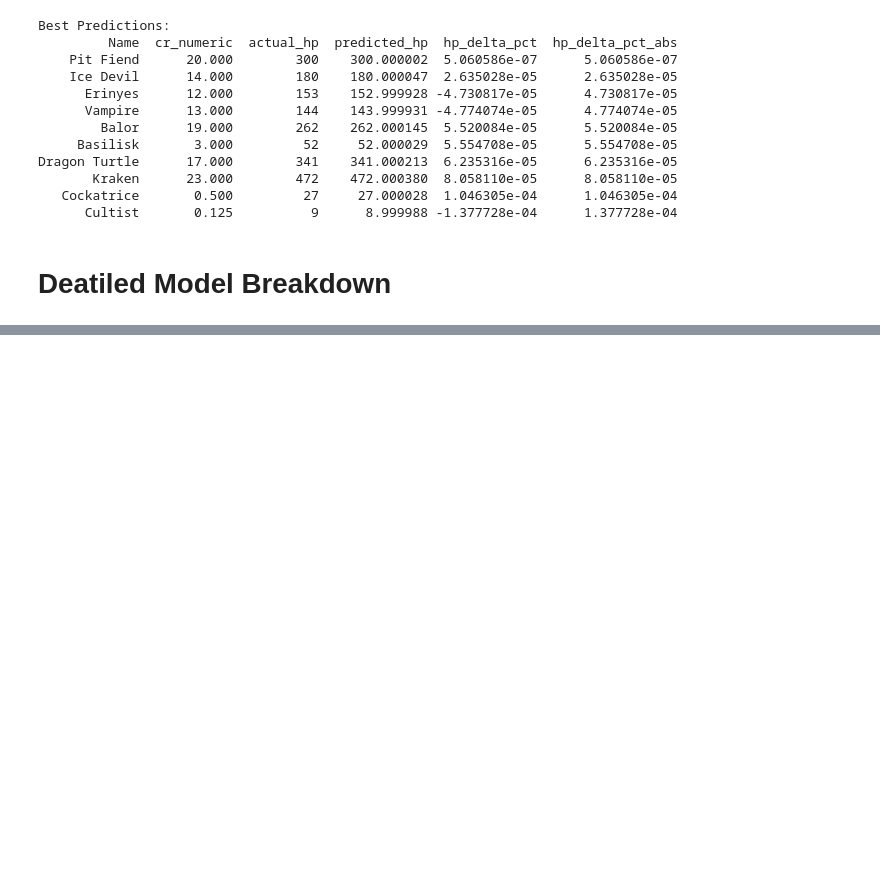
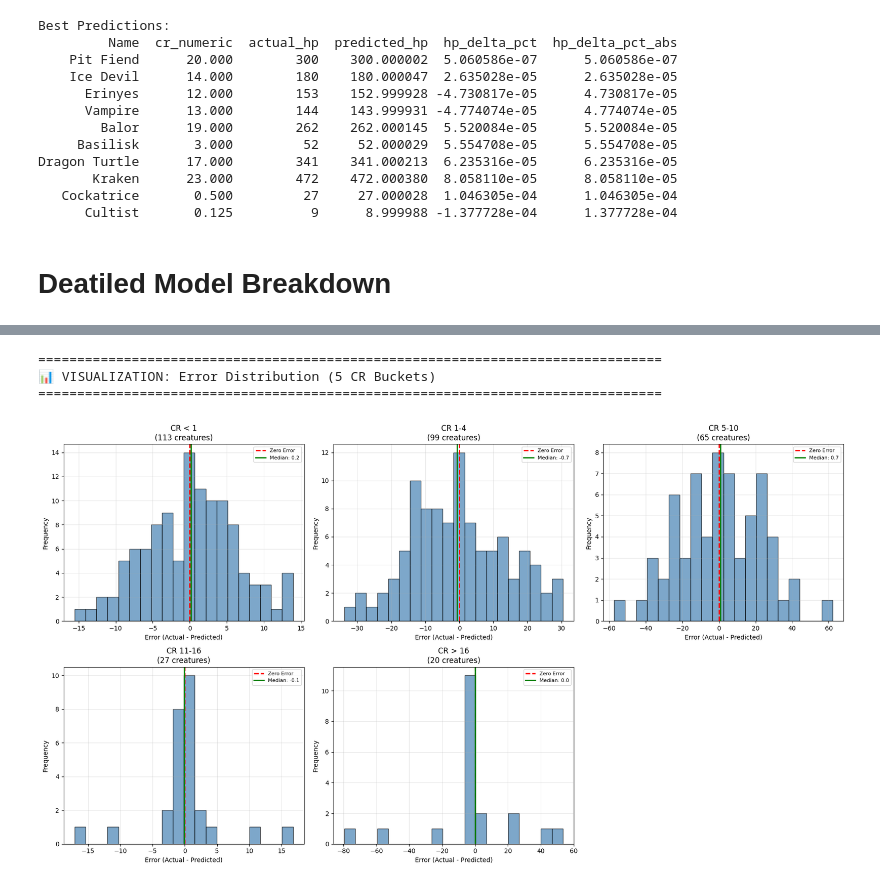
Before and after one commit to conorbarryhoke/matrix_v0, a Jupyter notebook: notebooks/3_model_analysis.ipynb, the cells around one changed output, grey strips where cells are left out. Drawn from its saved outputs; the diff is of its cells as text; code cells hidden in the pictures; blank space fills up the shorter version.

```diff
--- a/notebooks/3_model_analysis.ipynb
+++ b/notebooks/3_model_analysis.ipynb
@@ -240,0 +272,7 @@ Dragon Turtle      17.000        341    341.000213  6.235316e-05      6.235316e-
+# %%
+plot_error_hist(analysis_dfs)
+# %% [output]
+================================================================================
+📊 VISUALIZATION: Error Distribution (5 CR Buckets)
+================================================================================
+[figure, added]
```
Also changed, not shown: parts of 3 cells of this notebook, 3 other files.
